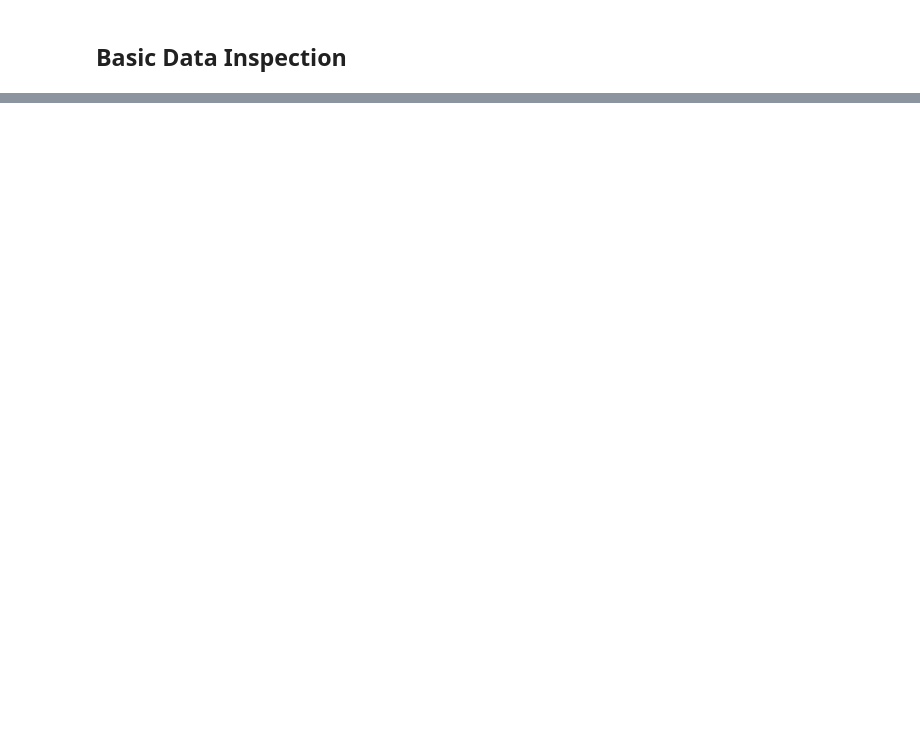
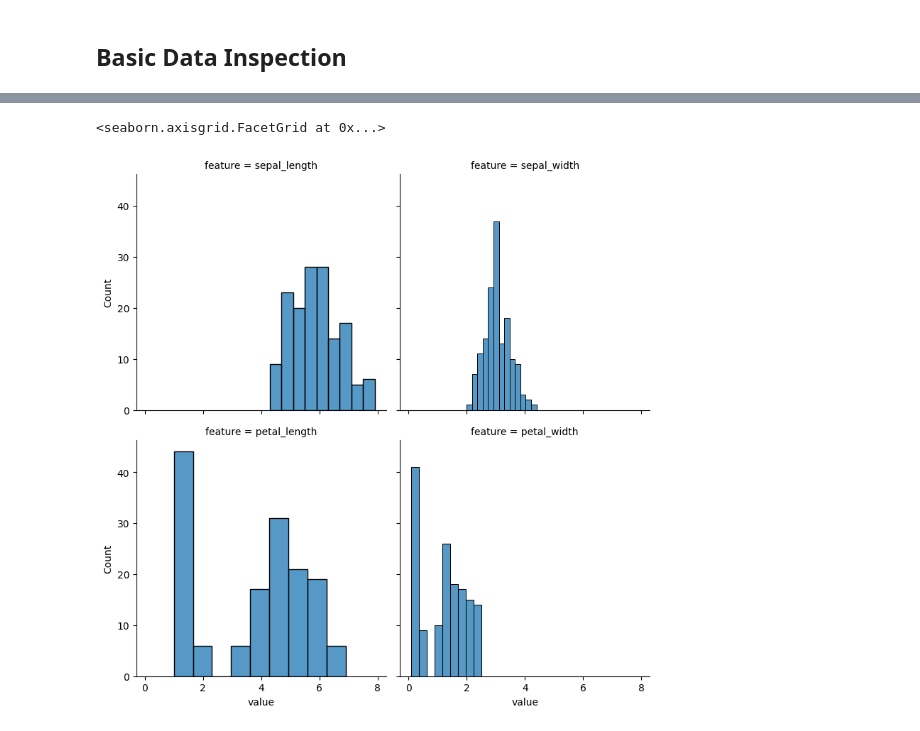
Before and after one commit to industrial-data-analysis-68/lectures, a Jupyter notebook: src/T05_data_visualization/C02_seaborn.ipynb, the cells around one changed output, grey strips where cells are left out. Saved outputs shown, nothing was run; the diff lists cells and outputs as text; code cells hidden in the pictures; blank space fills up the shorter version.

```diff
--- a/src/T05_data_visualization/C02_seaborn.ipynb
+++ b/src/T05_data_visualization/C02_seaborn.ipynb
@@ -56,0 +78,8 @@ plt.show()
+# %%
+iris_melt = iris.melt(
+    id_vars=["species"],
+    value_vars=["sepal_length", "sepal_width", "petal_length", "petal_width"],
+    var_name="feature",
+    value_name="value",
+)
+iris_melt
@@ -56,0 +100,16 @@ plt.show()
+# %%
+# Histogram plot for all numeric features using FacetGrid
+g = sns.FacetGrid(iris_melt, col="feature", col_wrap=2, height=4)
+g.map(sns.histplot, "value")
+
+# Add more customizations to FacetGrid histograms
+# g = sns.FacetGrid(iris_melt, col="feature", col_wrap=2, height=4)
+# g.map(sns.histplot, "value", bins=15, color="lightblue", edgecolor="black")
+# g.figure.suptitle("Histograms of Iris Features", y=1.02, fontsize=16)
+# g.set_titles("{col_name}")
+# g.set_axis_labels("Value", "Frequency")
+# plt.tight_layout()
+# plt.show()
+# %% [output]
+<seaborn.axisgrid.FacetGrid at 0x...>
+[figure, added]
```
Also changed, not shown: parts of 16 cells of this notebook, 23 other files.
